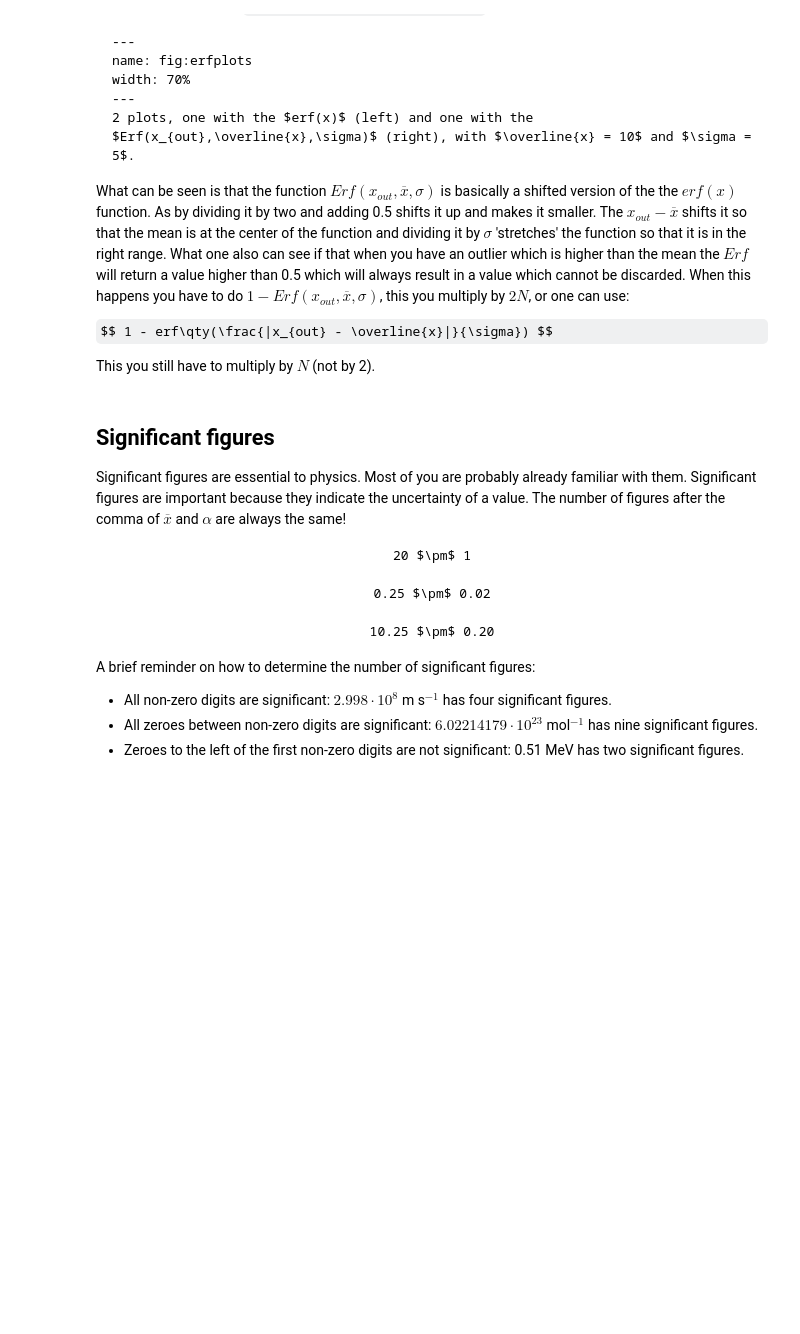
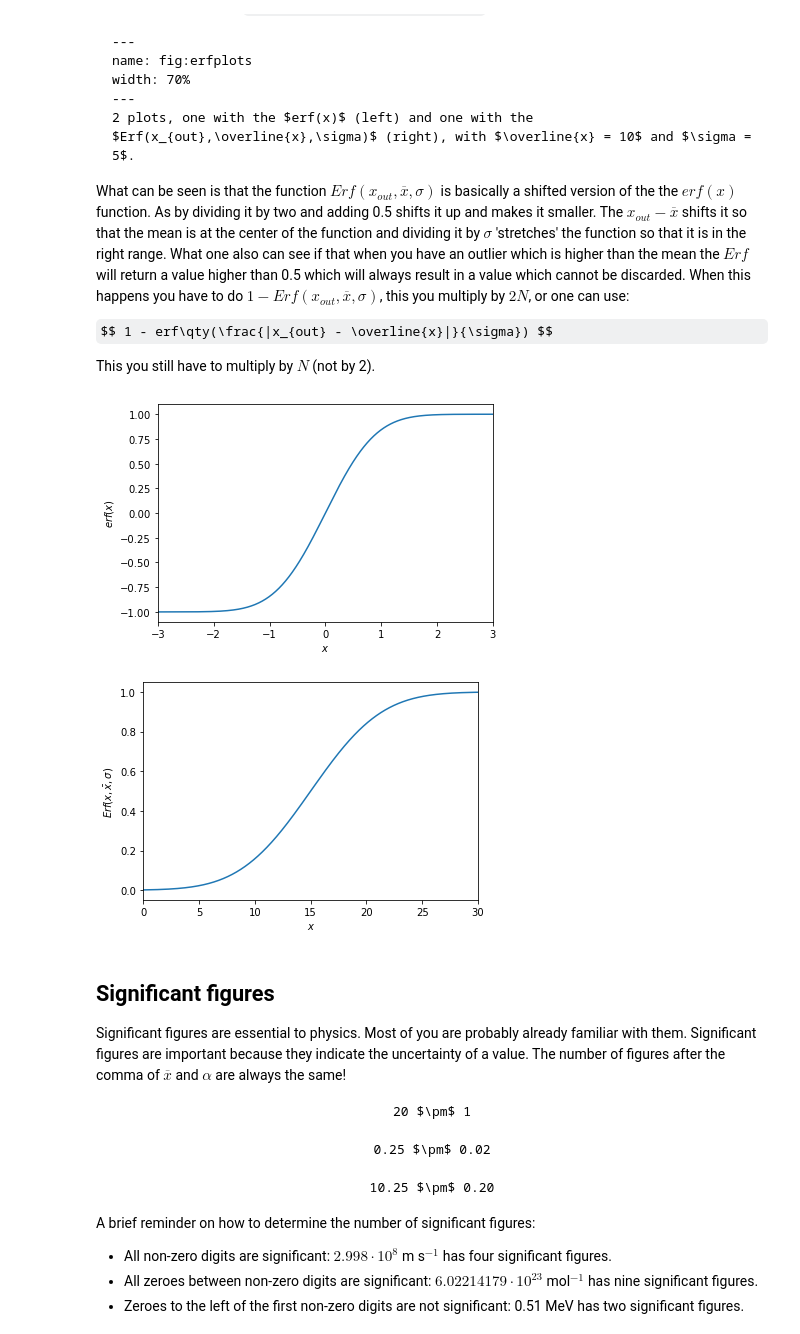
Before and after one commit to Contemporary-Physicslab/TN2985, a Jupyter notebook: book/chapters/measurements.ipynb, the cells around one changed output. Drawn from its saved outputs; the diff is of its cells as text; code cells hidden in the pictures; some formulas as TeX source; blank space fills up the shorter version.

```diff
--- a/book/chapters/measurements.ipynb
+++ b/book/chapters/measurements.ipynb
@@ -144,6 +260,32 @@ What can be seen is that the  function $Erf(x_{out},\overline{x},\sigma)$ is bas
 $$ 1 - erf\qty(\frac{|x_{out} - \overline{x}|}{\sigma}) $$
 
 This you still have to multiply by $N$ (not by 2).
+# %%
+#erf(x)
+x = np.linspace(-3, 3, 1000)
+plt.plot(x, special.erf(x))
+plt.xlabel('$x$')
+plt.ylabel('$erf(x)$')
+plt.xlim(-3,3)
+plt.show()
+
+#Erf(x_out, x_bar, sigma)
+# parameters
+sigma = 5
+x_bar = 15
+
+def Erf(x, x_bar, sigma):
+    return 0.5*(1+ special.erf((x-x_bar)/(np.sqrt(2)*sigma)))
+
+x = np.linspace(0, 30, 10000)
+plt.plot(x, Erf(x, x_bar, sigma))
+plt.xlabel('$x$')
+plt.ylabel(r'$Erf(x,\bar{x},\sigma)$')
+plt.xlim(0,30)
+plt.show()
+# %% [output]
+[figure, added]
+[figure, added]
 # %% [markdown]
 
 ## Significant figures
```
Also changed, not shown: parts of 5 cells of this notebook, 11 other files.
